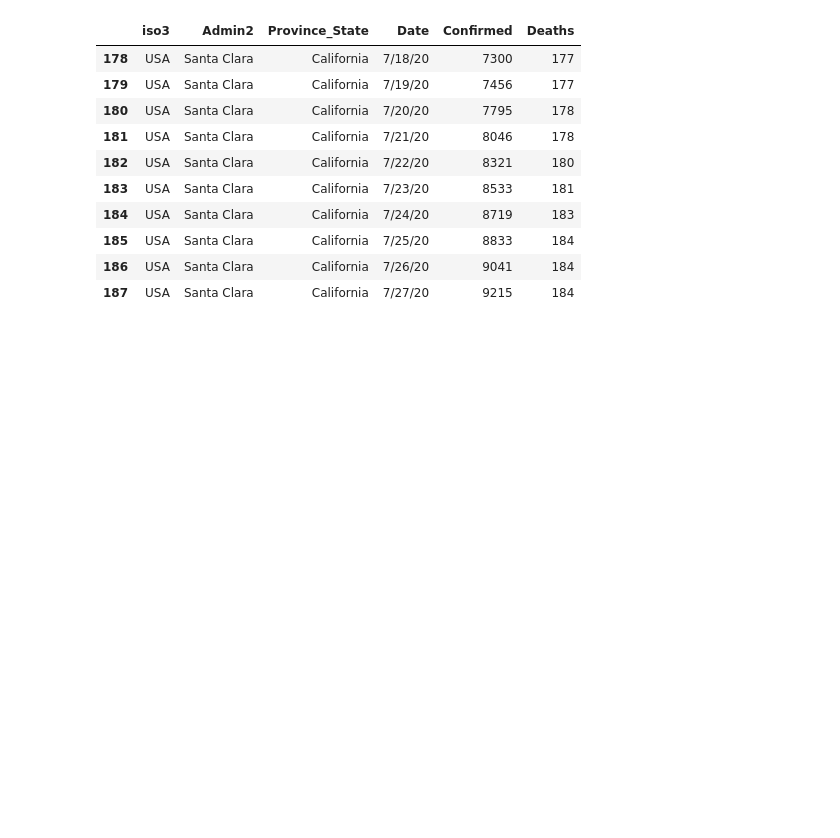
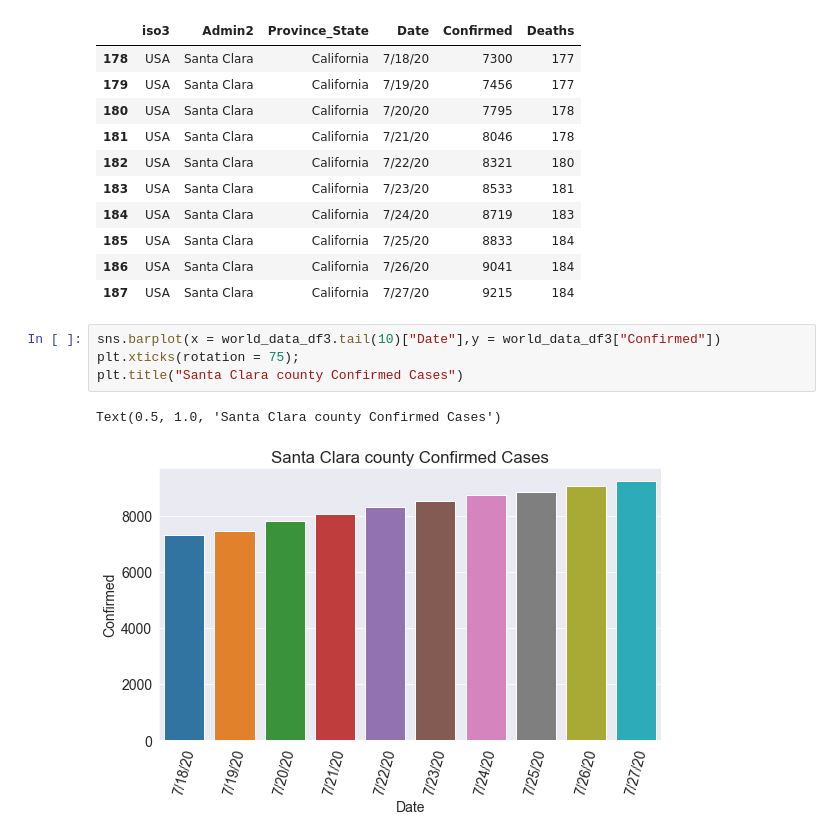
Before and after one commit to hemantkiri/Covid19, a Jupyter notebook: Covid19a.ipynb, the cells around one changed output. Cells and saved outputs as stored; diff of their text form; blank space fills up the shorter version.

Commit message:
Added Santa Clara county cases png files
Added Santa Clara county cases png files

```diff
--- a/Covid19a.ipynb
+++ b/Covid19a.ipynb
@@ -496,3 +496,10 @@ world_data_df3.tail(10)
 | 185 | USA | Santa Clara | California | 7/25/20 | 8833 | 184 |
 | 186 | USA | Santa Clara | California | 7/26/20 | 9041 | 184 |
 | 187 | USA | Santa Clara | California | 7/27/20 | 9215 | 184 |
+# %%
+sns.barplot(x = world_data_df3.tail(10)["Date"],y = world_data_df3["Confirmed"])
+plt.xticks(rotation = 75);
+plt.title("Santa Clara county Confirmed Cases")
+# %% [output]
+Text(0.5, 1.0, 'Santa Clara county Confirmed Cases')
+[figure, added]
```
Also changed, not shown: parts of 2 cells of this notebook.
